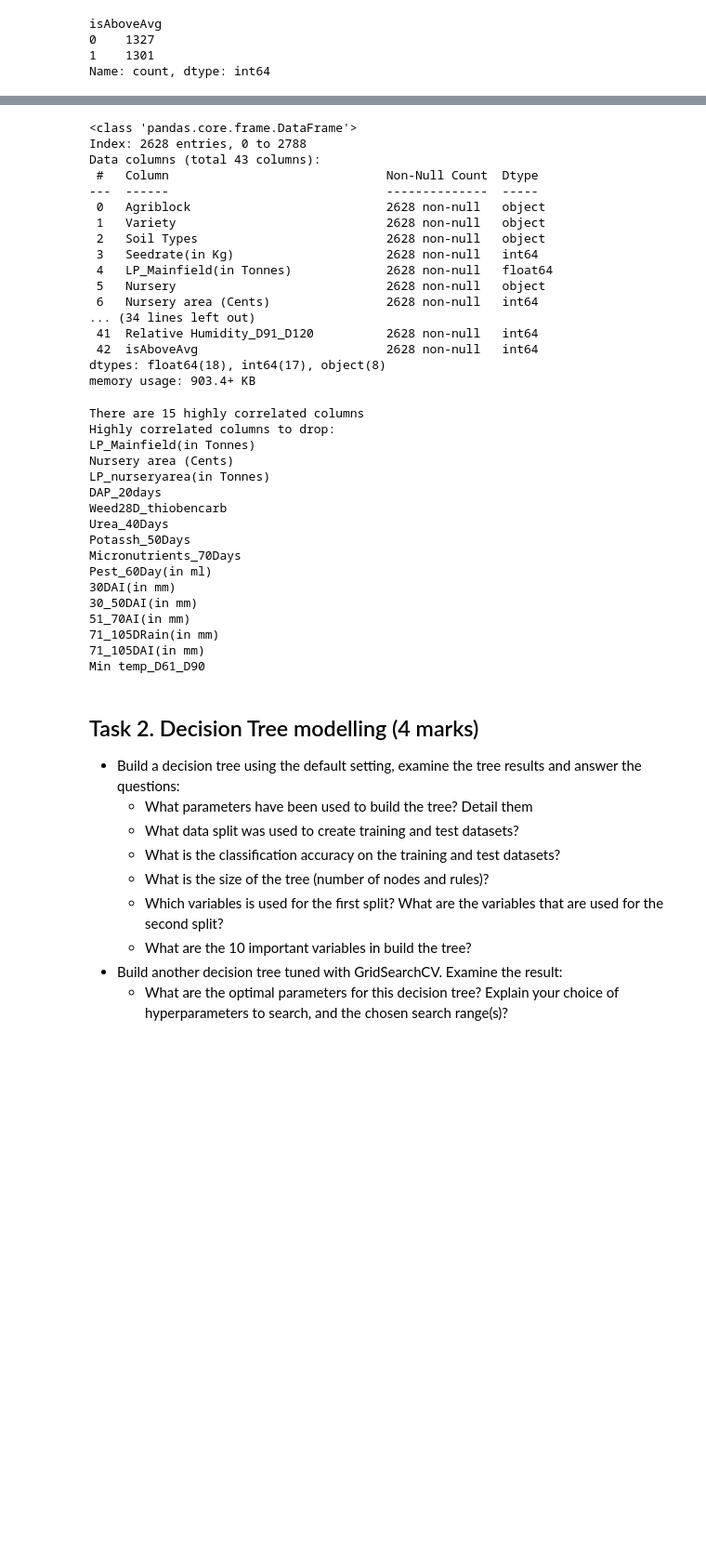
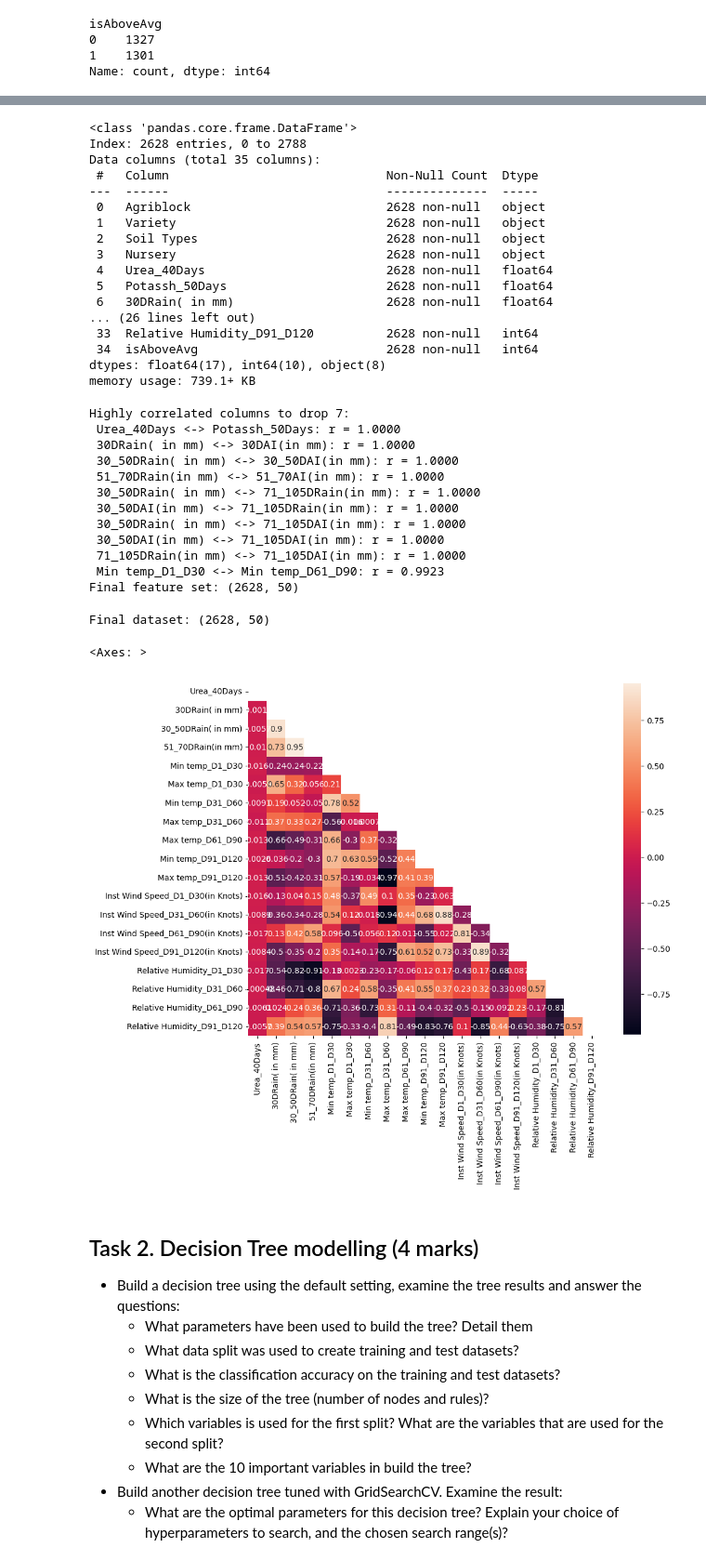
Before and after one commit to tritinvo18/IFN580-ML-assignment1, a Jupyter notebook: assignment_1.ipynb, the cells around one changed output, grey strips where cells are left out. Shown at 93% size. Drawn from its saved outputs; the diff is of its cells as text; code cells hidden in the pictures; blank space fills up the shorter version.

```diff
--- a/assignment_1.ipynb
+++ b/assignment_1.ipynb
@@ -117,26 +142,26 @@ Name: count, dtype: int64
 # %%
 # Drop noisy columns
-drop_cols = ['Hectares', 'Paddy yield(in Kg)', 'yield_per_hec', 'Trash(in bundles)']
+drop_cols = ['Hectares', 'Paddy yield(in Kg)', 'yield_per_hec', 'Trash(in bundles)'] + constant_ratio_cols
 df_clean = df.drop(columns = drop_cols)
 df_clean.info()
 # %% [output]
 <class 'pandas.core.frame.DataFrame'>
 Index: 2628 entries, 0 to 2788
-Data columns (total 43 columns):
+Data columns (total 35 columns):
  #   Column                              Non-Null Count  Dtype
 ---  ------                              --------------  -----
  0   Agriblock                           2628 non-null   object
  1   Variety                             2628 non-null   object
  2   Soil Types                          2628 non-null   object
- 3   Seedrate(in Kg)                     2628 non-null   int64
- 4   LP_Mainfield(in Tonnes)             2628 non-null   float64
- 5   Nursery                             2628 non-null   object
- 6   Nursery area (Cents)                2628 non-null   int64
-... (34 lines left out)
- 41  Relative Humidity_D91_D120          2628 non-null   int64
- 42  isAboveAvg                          2628 non-null   int64
-dtypes: float64(18), int64(17), object(8)
-memory usage: 903.4+ KB
+ 3   Nursery                             2628 non-null   object
+ 4   Urea_40Days                         2628 non-null   float64
+ 5   Potassh_50Days                      2628 non-null   float64
+ 6   30DRain( in mm)                     2628 non-null   float64
+... (26 lines left out)
+ 33  Relative Humidity_D91_D120          2628 non-null   int64
+ 34  isAboveAvg                          2628 non-null   int64
+dtypes: float64(17), int64(10), object(8)
+memory usage: 739.1+ KB
 # %%
 # Correlation Analysis
 ## Encode categorical columns with One-hot encoding
@@ -152,29 +177,44 @@ corr_matrix = X.corr().abs()
 upper_triangle = corr_matrix.where(np.triu(np.ones(corr_matrix.shape), k=1).astype(bool))
 high_corr_cols = [col for col in upper_triangle.columns if any(upper_triangle[col] > 0.98)]
 
+print(f"Highly correlated columns to drop {len(high_corr_cols)}:")
+for col in high_corr_cols:
+    pairs = upper_triangle.index[upper_triangle[col] > 0.98].tolist()
+    for pair in pairs:
+        print(f" {pair} <-> {col}: r = {upper_triangle.loc[pair, col]:.4f}")
+
 # Drop highly correlated columns
 df_final = X.drop(columns=high_corr_cols)
-
-print(f'There are {len(high_corr_cols)} highly correlated columns')
-print(f'Highly correlated columns to drop:\n{"\n".join(high_corr_cols)}')
+print(f"Final feature set: {df_final.shape}")
 # %% [output]
-There are 15 highly correlated columns
-Highly correlated columns to drop:
-LP_Mainfield(in Tonnes)
-Nursery area (Cents)
-LP_nurseryarea(in Tonnes)
-DAP_20days
-Weed28D_thiobencarb
-Urea_40Days
-Potassh_50Days
-Micronutrients_70Days
-Pest_60Day(in ml)
-30DAI(in mm)
-30_50DAI(in mm)
-51_70AI(in mm)
-71_105DRain(in mm)
-71_105DAI(in mm)
-Min temp_D61_D90
+Highly correlated columns to drop 7:
+ Urea_40Days <-> Potassh_50Days: r = 1.0000
+ 30DRain( in mm) <-> 30DAI(in mm): r = 1.0000
+ 30_50DRain( in mm) <-> 30_50DAI(in mm): r = 1.0000
+ 51_70DRain(in mm) <-> 51_70AI(in mm): r = 1.0000
+ 30_50DRain( in mm) <-> 71_105DRain(in mm): r = 1.0000
+ 30_50DAI(in mm) <-> 71_105DRain(in mm): r = 1.0000
+ 30_50DRain( in mm) <-> 71_105DAI(in mm): r = 1.0000
+ 30_50DAI(in mm) <-> 71_105DAI(in mm): r = 1.0000
+ 71_105DRain(in mm) <-> 71_105DAI(in mm): r = 1.0000
+ Min temp_D1_D30 <-> Min temp_D61_D90: r = 0.9923
+Final feature set: (2628, 50)
+# %%
+# Final dataframe
+print(f"Final dataset: {df_final.shape}")
+# %% [output]
+Final dataset: (2628, 50)
+# %%
+# Correlation Heatmap
+numeric_df = df_final.select_dtypes(include=[np.number])
+corr_matrix = numeric_df.corr()
+mask = np.triu(np.ones_like(corr_matrix, dtype=bool))
+plt.figure(figsize=(10, 16))
+sns.heatmap(corr_matrix, mask=mask, square=True, annot=True,
+            cbar_kws={"shrink": 0.5})
+# %% [output]
+<Axes: >
+[figure, added]
 # %% [markdown]
 ## Task 2. Decision Tree modelling (4 marks)
 * Build a decision tree using the default setting, examine the tree results and answer the questions:
```
Also changed, not shown: parts of 46 cells of this notebook, 3 other files.
